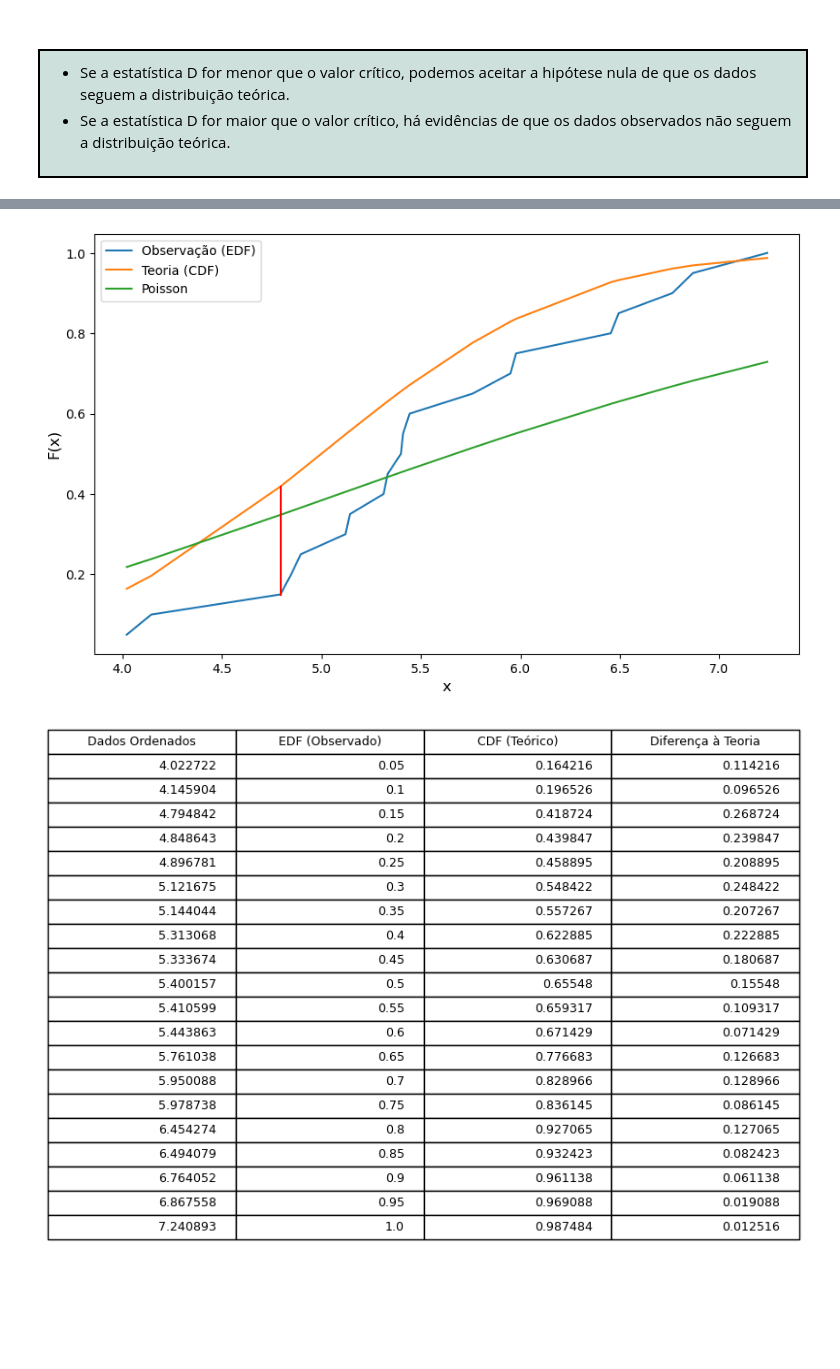
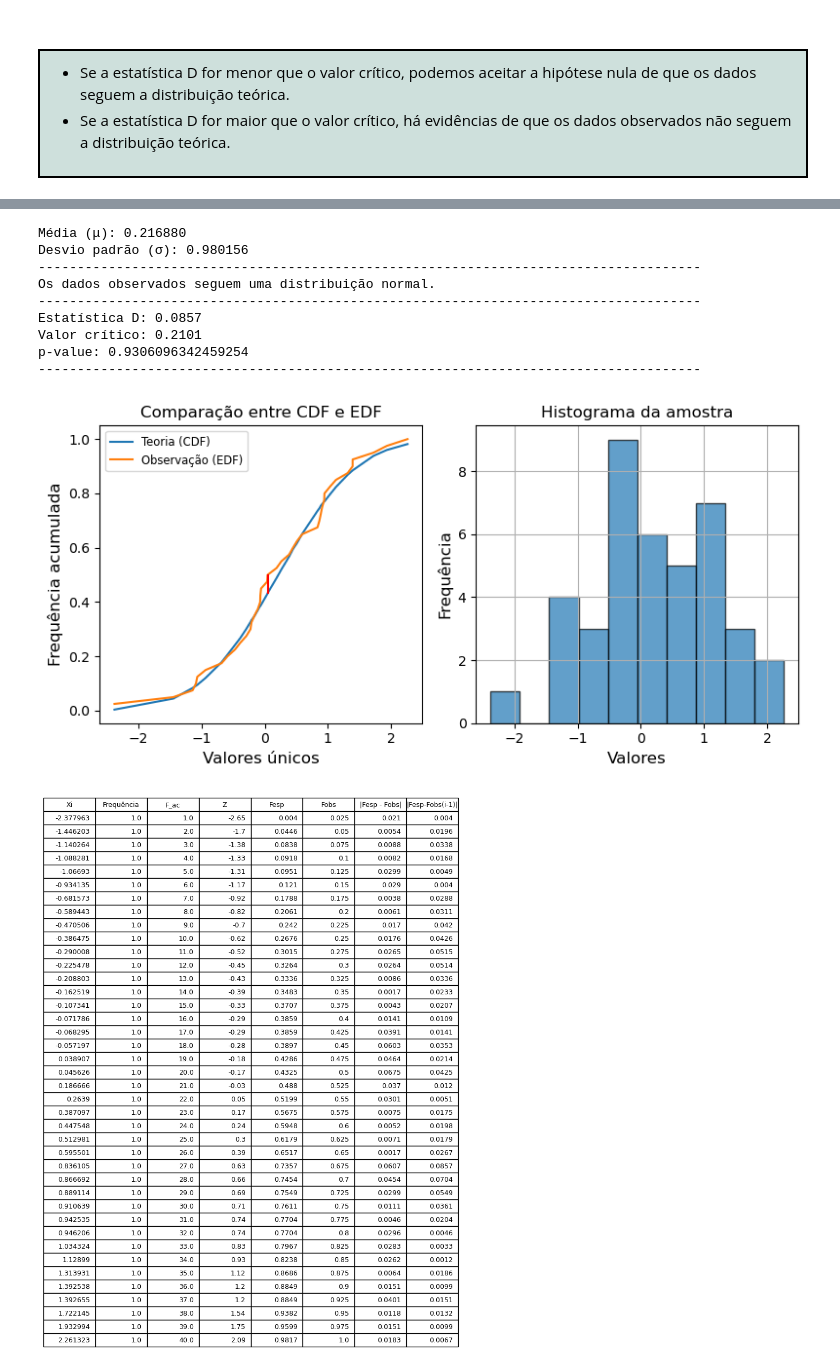
Before and after one commit to marianamartiyns/cdia_ufpb, a Jupyter notebook: [P4] Inferência Estatística/[1] Testes de Kolmogorov-Smirnov.ipynb, the cells around one changed output, grey strips where cells are left out. Saved outputs shown, nothing was run; the diff lists cells and outputs as text; code cells hidden in the pictures; blank space fills up the shorter version.

```diff
--- a/[P4] Inferência Estatística/[1] Testes de Kolmogorov-Smirnov.ipynb
+++ b/[P4] Inferência Estatística/[1] Testes de Kolmogorov-Smirnov.ipynb
@@ -118,5 +317,15 @@ Valor crítico no intervalo de confiança de 95%:0.248
 # %%
-kolmogorov_smirnov_test(20)
+dados = np.random.normal(size=40)
+resultados.append(kolmogorov_smirnov_test(dados))
 # %% [output]
+Média (μ): 0.216880
+Desvio padrão (σ): 0.980156
+-------------------------------------------------------------------------------------
+Os dados observados seguem uma distribuição normal.
+-------------------------------------------------------------------------------------
+Estatística D: 0.0857
+Valor crítico: 0.2101
+p-value: 0.9306096342459254
+-------------------------------------------------------------------------------------
-[figure, old version]
+[figure, new version]
-[figure, old version]
+[figure, new version]
```
Also changed, not shown: parts of 10 cells of this notebook, 7 other files.
